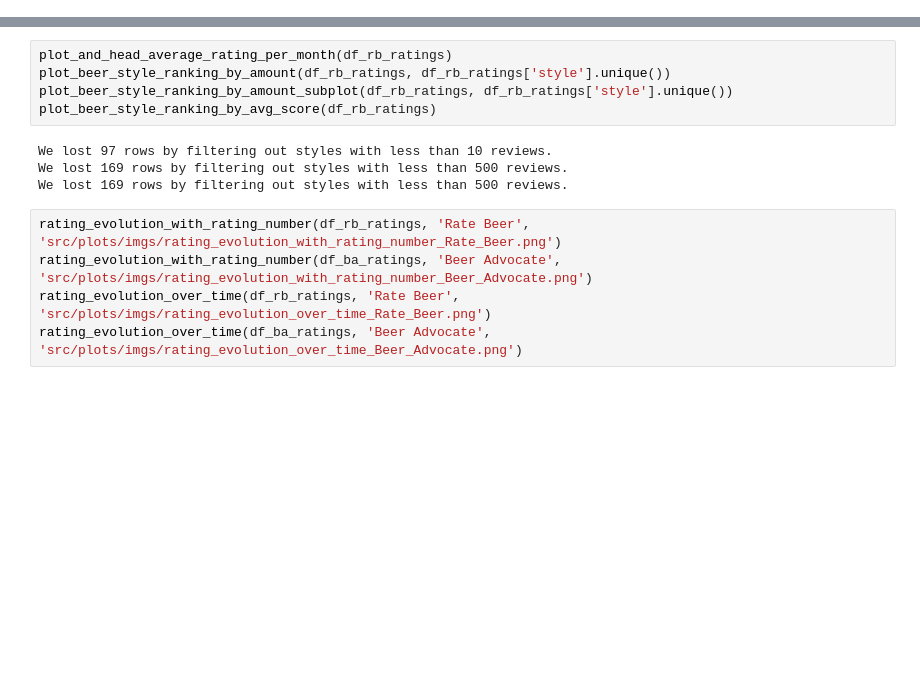
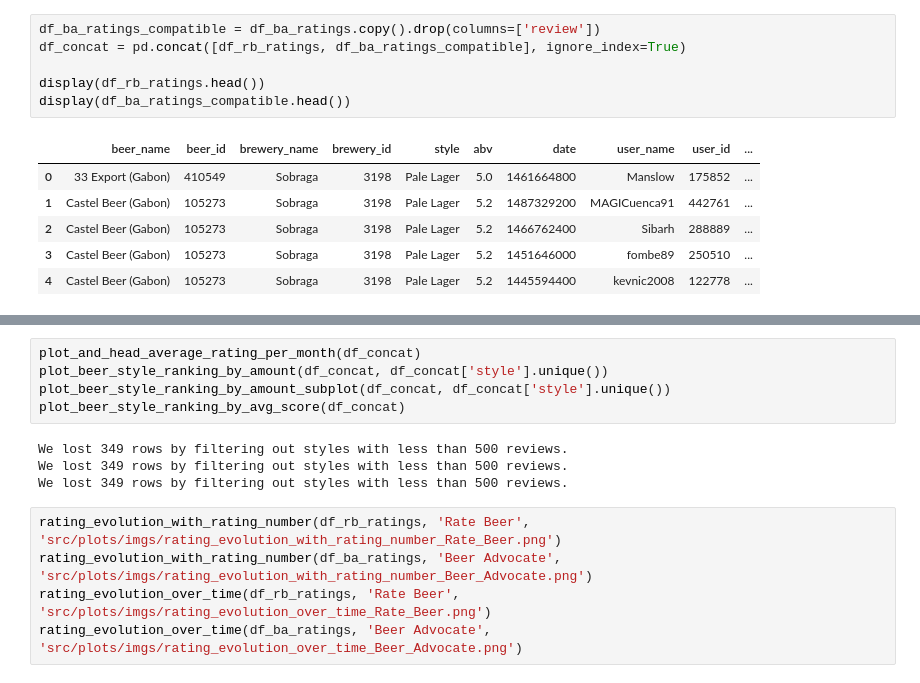
Before and after one commit to davidholzwarth/the-five-data-wranglers, a Jupyter notebook: plots.ipynb, the cells around one changed output, grey strips where cells are left out. Saved outputs shown, nothing was run; the diff lists cells and outputs as text; blank space fills up the shorter version.

Commit message:
Try and concat the two dfs for seasonal analysis + correct error

```diff
--- a/plots.ipynb
+++ b/plots.ipynb
@@ -9,0 +7,13 @@ The autoreload extension is already loaded. To reload it, use:
+# %%
+df_ba_ratings_compatible = df_ba_ratings.copy().drop(columns=['review'])
+df_concat = pd.concat([df_rb_ratings, df_ba_ratings_compatible], ignore_index=True)
+
+display(df_rb_ratings.head())
+display(df_ba_ratings_compatible.head())
+# %% [output]
+|  | beer_name | beer_id | brewery_name | brewery_id | style | abv | date | user_name | user_id | ... |
+| 0 | 33 Export (Gabon) | 410549 | Sobraga | 3198 | Pale Lager | 5.0 | 1461664800 | Manslow | 175852 | ... |
+| 1 | Castel Beer (Gabon) | 105273 | Sobraga | 3198 | Pale Lager | 5.2 | 1487329200 | MAGICuenca91 | 442761 | ... |
+| 2 | Castel Beer (Gabon) | 105273 | Sobraga | 3198 | Pale Lager | 5.2 | 1466762400 | Sibarh | 288889 | ... |
+| 3 | Castel Beer (Gabon) | 105273 | Sobraga | 3198 | Pale Lager | 5.2 | 1451646000 | fombe89 | 250510 | ... |
+| 4 | Castel Beer (Gabon) | 105273 | Sobraga | 3198 | Pale Lager | 5.2 | 1445594400 | kevnic2008 | 122778 | ... |
@@ -10,12 +26,12 @@ The autoreload extension is already loaded. To reload it, use:
 # %%
-plot_and_head_average_rating_per_month(df_rb_ratings)
-plot_beer_style_ranking_by_amount(df_rb_ratings, df_rb_ratings['style'].unique())
-plot_beer_style_ranking_by_amount_subplot(df_rb_ratings, df_rb_ratings['style'].unique())
-plot_beer_style_ranking_by_avg_score(df_rb_ratings)
+plot_and_head_average_rating_per_month(df_concat)
+plot_beer_style_ranking_by_amount(df_concat, df_concat['style'].unique())
+plot_beer_style_ranking_by_amount_subplot(df_concat, df_concat['style'].unique())
+plot_beer_style_ranking_by_avg_score(df_concat)
 # %% [output]
-We lost 97 rows by filtering out styles with less than 10 reviews.
-We lost 169 rows by filtering out styles with less than 500 reviews.
-We lost 169 rows by filtering out styles with less than 500 reviews.
+We lost 349 rows by filtering out styles with less than 500 reviews.
+We lost 349 rows by filtering out styles with less than 500 reviews.
+We lost 349 rows by filtering out styles with less than 500 reviews.
 # %%
 rating_evolution_with_rating_number(df_rb_ratings, 'Rate Beer', 'src/plots/imgs/rating_evolution_with_rating_number_Rate_Beer.png')
 rating_evolution_with_rating_number(df_ba_ratings, 'Beer Advocate', 'src/plots/imgs/rating_evolution_with_rating_number_Beer_Advocate.png')
```
Also changed, not shown: parts of 2 cells of this notebook, 5 other files.
